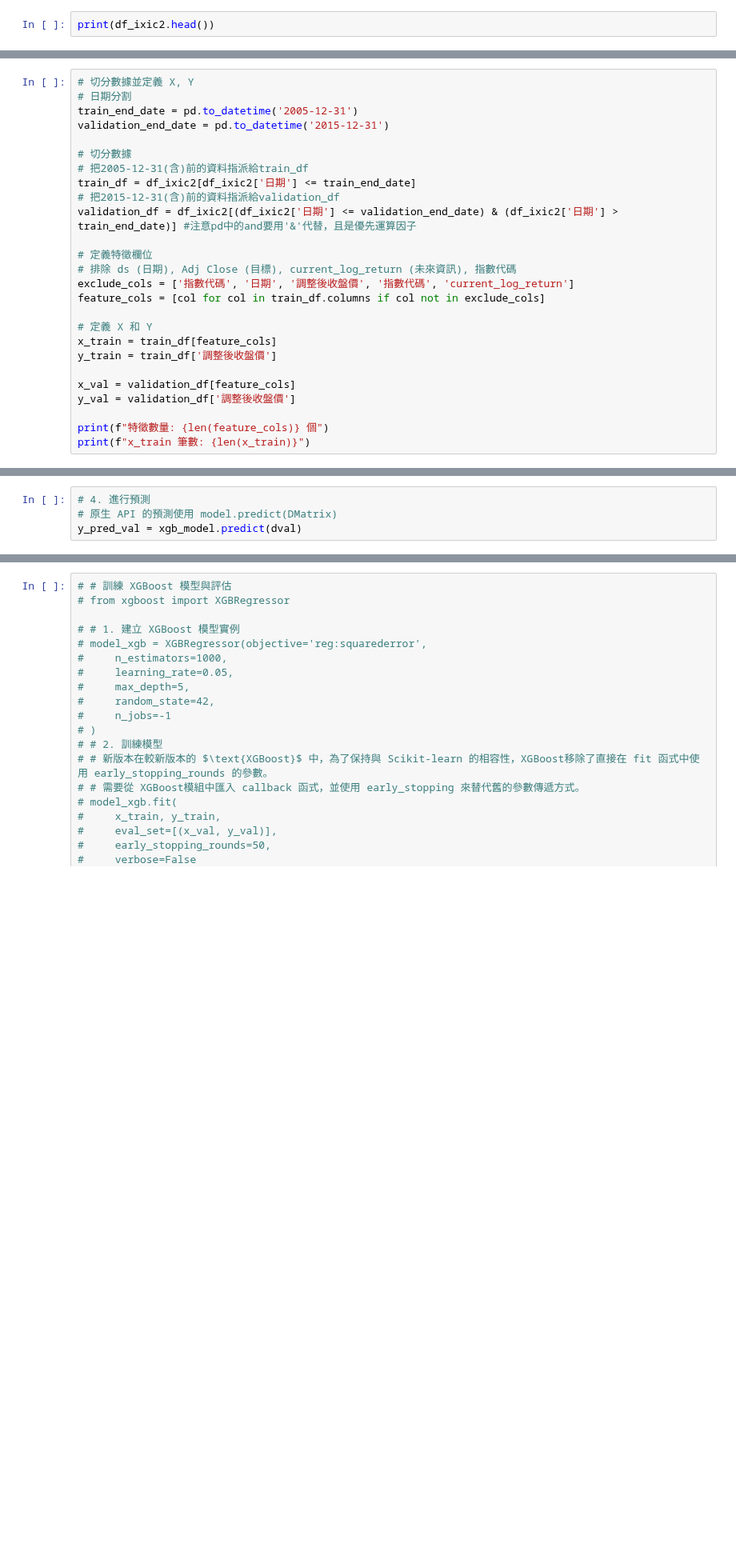
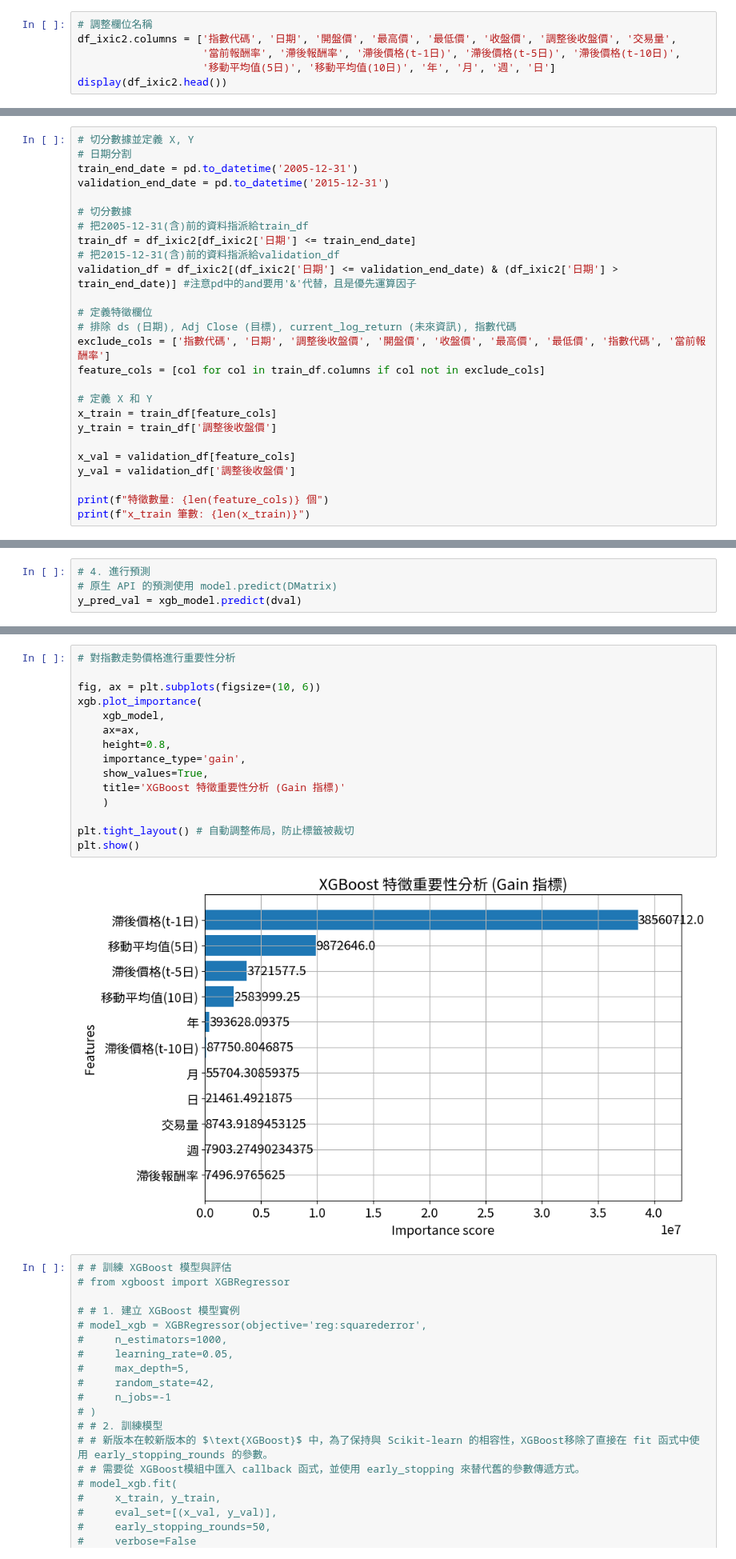
Before and after one commit to GaudiKao/learn-python-by-doing, a Jupyter notebook: Data_Structures&Alogrithms/證券交易所數據分類指數分析XGB.ipynb, the cells around one changed output, grey strips where cells are left out. Shown at 80% size. Cells and saved outputs as stored; diff of their text form; blank space fills up the shorter version.

```diff
--- a/Data_Structures&Alogrithms/證券交易所數據分類指數分析XGB.ipynb
+++ b/Data_Structures&Alogrithms/證券交易所數據分類指數分析XGB.ipynb
@@ -147,5 +147,9 @@ print(f"XGBoost 特徵工程完成。總共 {len(df_ixic2)} 筆資料可用。")
 # %% [output]
 XGBoost 特徵工程完成。總共 12670 筆資料可用。
 # %%
-print(df_ixic2.head())
+# 調整欄位名稱
+df_ixic2.columns = ['指數代碼', '日期', '開盤價', '最高價', '最低價', '收盤價', '調整後收盤價', '交易量',
+                    '當前報酬率', '滯後報酬率', '滯後價格(t-1日)', '滯後價格(t-5日)', '滯後價格(t-10日)',
+                    '移動平均值(5日)', '移動平均值(10日)', '年', '月', '週', '日']
+display(df_ixic2.head())
 # %% [output]
@@ -183,7 +173,7 @@ validation_df = df_ixic2[(df_ixic2['日期'] <= validation_end_date) & (df_ixic2
 
 # 定義特徵欄位
 # 排除 ds (日期), Adj Close (目標), current_log_return (未來資訊), 指數代碼
-exclude_cols = ['指數代碼', '日期', '調整後收盤價', '指數代碼', 'current_log_return']
+exclude_cols = ['指數代碼', '日期', '調整後收盤價', '開盤價', '收盤價', '最高價', '最低價', '指數代碼', '當前報酬率']
 feature_cols = [col for col in train_df.columns if col not in exclude_cols]
 
 # 定義 X 和 Y
@@ -250,3 +240,20 @@ print(f"驗證集 RMSE: {rmse_val:.4f}")
+# %%
+# 對指數走勢價格進行重要性分析
+
+fig, ax = plt.subplots(figsize=(10, 6))
+xgb.plot_importance(
+    xgb_model,
+    ax=ax,
+    height=0.8,
+    importance_type='gain',
+    show_values=True,
+    title='XGBoost 特徵重要性分析 (Gain 指標)'
+    )
+
+plt.tight_layout() # 自動調整佈局，防止標籤被裁切
+plt.show()
+# %% [output]
+[figure, added]
 # %%
 # # 訓練 XGBoost 模型與評估
 # from xgboost import XGBRegressor
```
Also changed, not shown: parts of 4 cells of this notebook.
